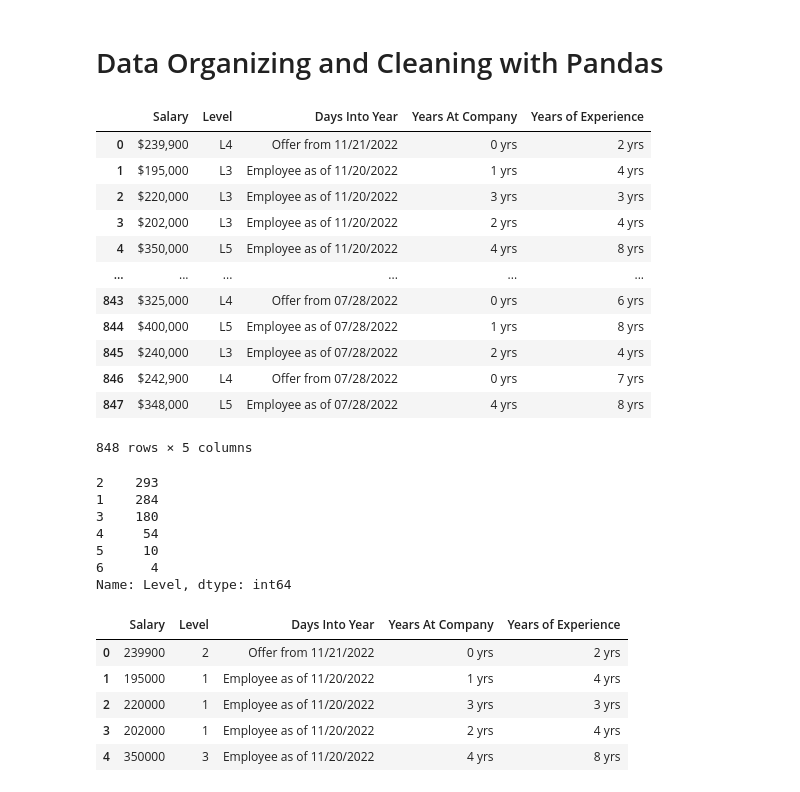
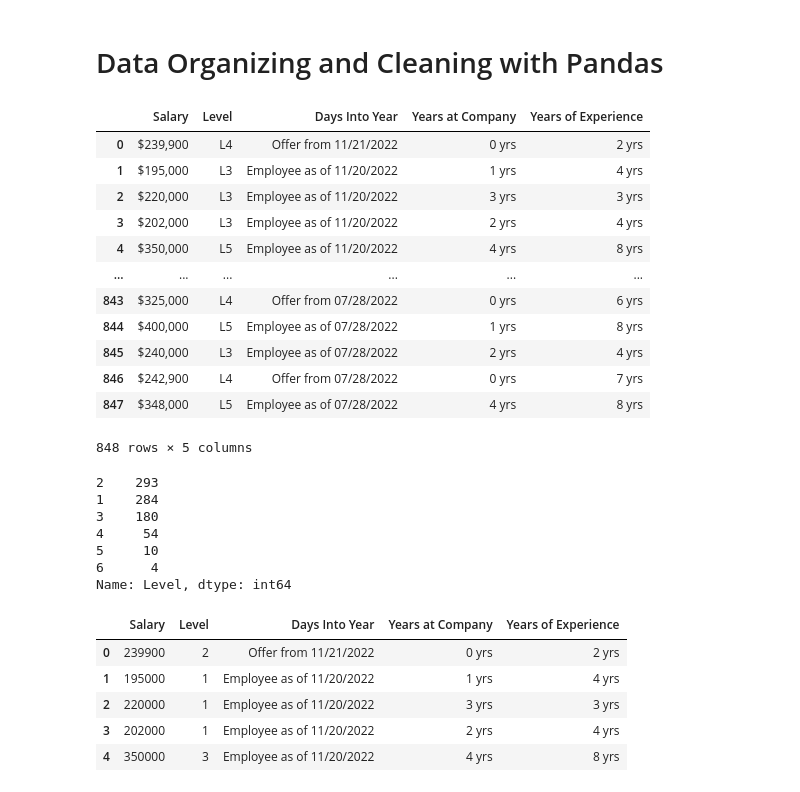
Before and after one commit to noah-hanka/levelsfyiModel, a Jupyter notebook: levels.ipynb, the cells around one changed output. Saved outputs shown, nothing was run; the diff lists cells and outputs as text; code cells hidden in the pictures.

```diff
--- a/levels.ipynb
+++ b/levels.ipynb
@@ -172,11 +173,11 @@ scraper.scrape()
 # %% [markdown]
 # Data Organizing and Cleaning with Pandas
 # %%
-d = {'Salary':scraper.salaries_list,'Level':scraper.levels_list,'Days Into Year':scraper.offer_date_list,'Years At Company':scraper.years_at_company_list,'Years of Experience':scraper.years_of_experience_list}
+d = {'Salary':scraper.salaries_list,'Level':scraper.levels_list,'Days Into Year':scraper.offer_date_list,'Years at Company':scraper.years_at_company_list,'Years of Experience':scraper.years_of_experience_list}
 df = pd.DataFrame(d)
 df
 # %% [output]
-|  | Salary | Level | Days Into Year | Years At Company | Years of Experience |
+|  | Salary | Level | Days Into Year | Years at Company | Years of Experience |
 | 0 | $239,900 | L4 | Offer from 11/21/2022 | 0 yrs | 2 yrs |
 | 1 | $195,000 | L3 | Employee as of 11/20/2022 | 1 yrs | 4 yrs |
 | 2 | $220,000 | L3 | Employee as of 11/20/2022 | 3 yrs | 3 yrs |
@@ -212,7 +213,7 @@ def convertSalary(salary):
 df["Salary"] = df["Salary"].apply(convertSalary)
 df.head()
 # %% [output]
-|  | Salary | Level | Days Into Year | Years At Company | Years of Experience |
+|  | Salary | Level | Days Into Year | Years at Company | Years of Experience |
 | 0 | 239900 | 2 | Offer from 11/21/2022 | 0 yrs | 2 yrs |
 | 1 | 195000 | 1 | Employee as of 11/20/2022 | 1 yrs | 4 yrs |
 | 2 | 220000 | 1 | Employee as of 11/20/2022 | 3 yrs | 3 yrs |
```
Also changed, not shown: parts of 7 cells of this notebook.
